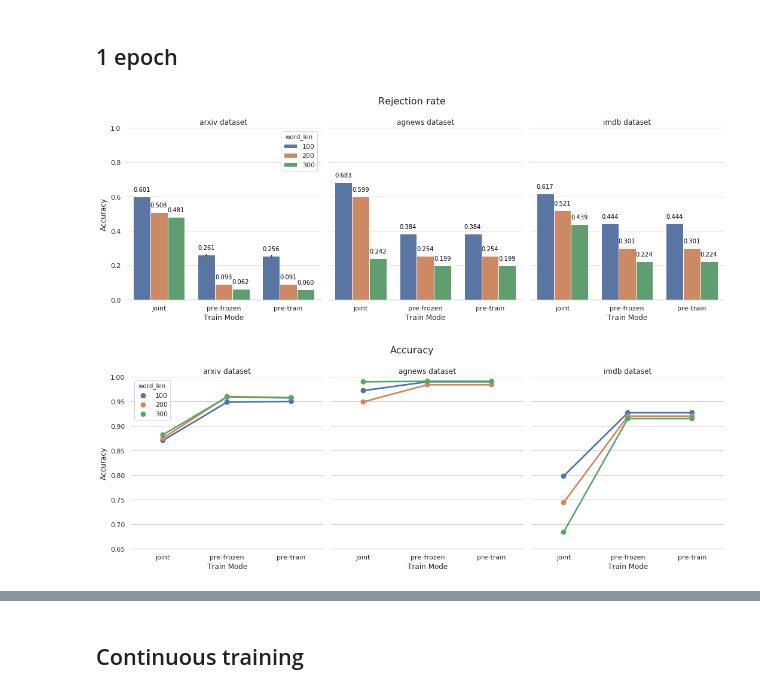
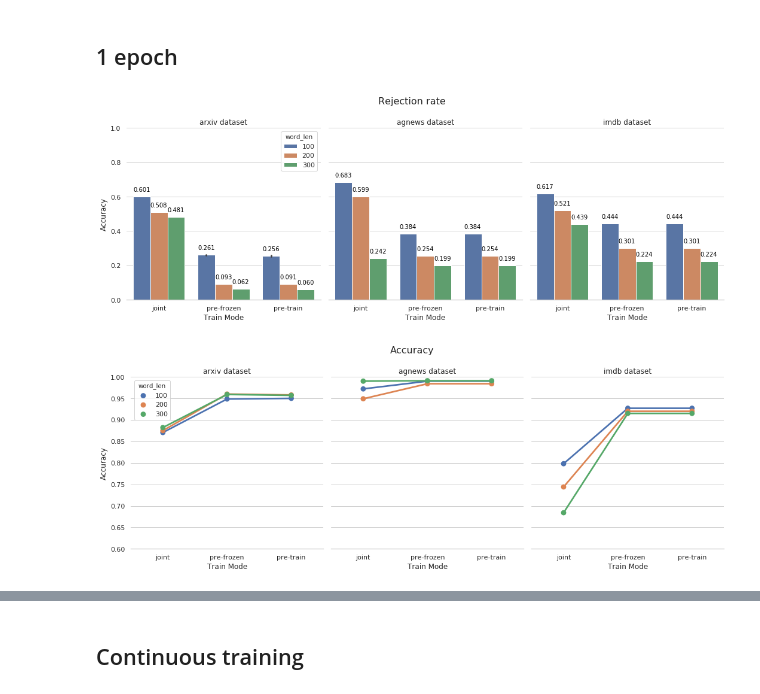
Before and after one commit to IIT-ML/interpretable-text-classification, a Jupyter notebook: show_results.ipynb, the cells around one changed output, grey strips where cells are left out. Cells and saved outputs as stored; diff of their text form; code cells hidden in the pictures.

```diff
--- a/show_results.ipynb
+++ b/show_results.ipynb
@@ -63,6 +83,7 @@ pdf.head(2)
 # %%
 
 sns.set(style="whitegrid")
+
 g = sns.catplot(x="train_mode", y="rejection_rate",
                  hue="word_len", col="dataset",
                  data=df, kind="bar",
@@ -78,32 +99,32 @@ g = sns.catplot(x="train_mode", y="rejection_rate",
 plt.subplots_adjust(top=0.85)
 
 
 for i in np.arange(3):
     ax1 = g.facet_axis(0,i)
     for p in ax1.patches:
         if str(p.get_height()) != 'nan':
             ax1.text(p.get_x(),
                          p.get_height() + .03,
                          '{0:.3f}'.format(p.get_height()),
                          color='black',
                          rotation='horizontal',
                          size='small')
 
 g = sns.catplot(x="train_mode", y="accuracy",
                  hue="word_len", col="dataset",
                  data=df, kind="point",
                  height=5.5, aspect=.9, legend_out=False)
 
-acc_ylim=(0.65,1)
+acc_ylim=(0.60,1)
 
 (g.set_axis_labels("Train Mode", "Accuracy")
 .set_xticklabels(["joint", "pre-frozen", "pre-train"])
 .set_titles("{col_name} {col_var}")
 .set(ylim=acc_ylim)
 .despine(left=True)
 .fig.suptitle('Accuracy', fontsize=16))
 
 plt.subplots_adjust(top=0.85)
 # %% [output]
 [figure]
-[figure, old version]
+[figure, new version]
```
Also changed, not shown: parts of 19 cells of this notebook, 22 other files.
